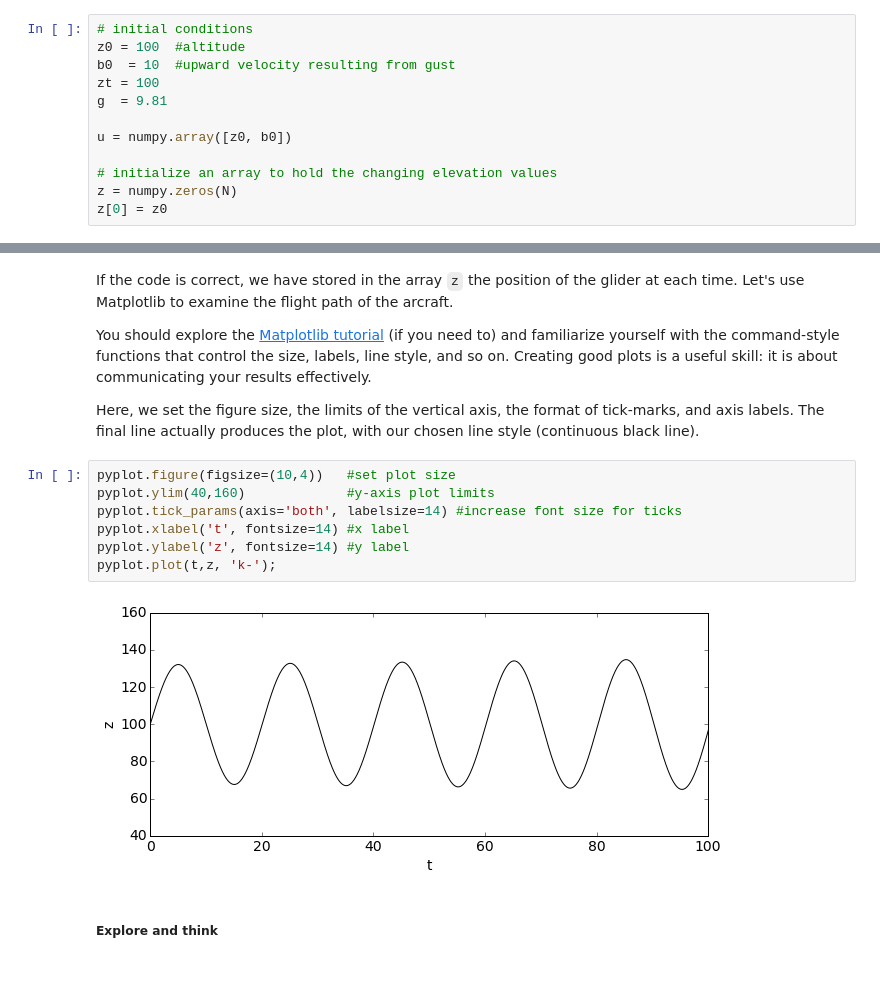
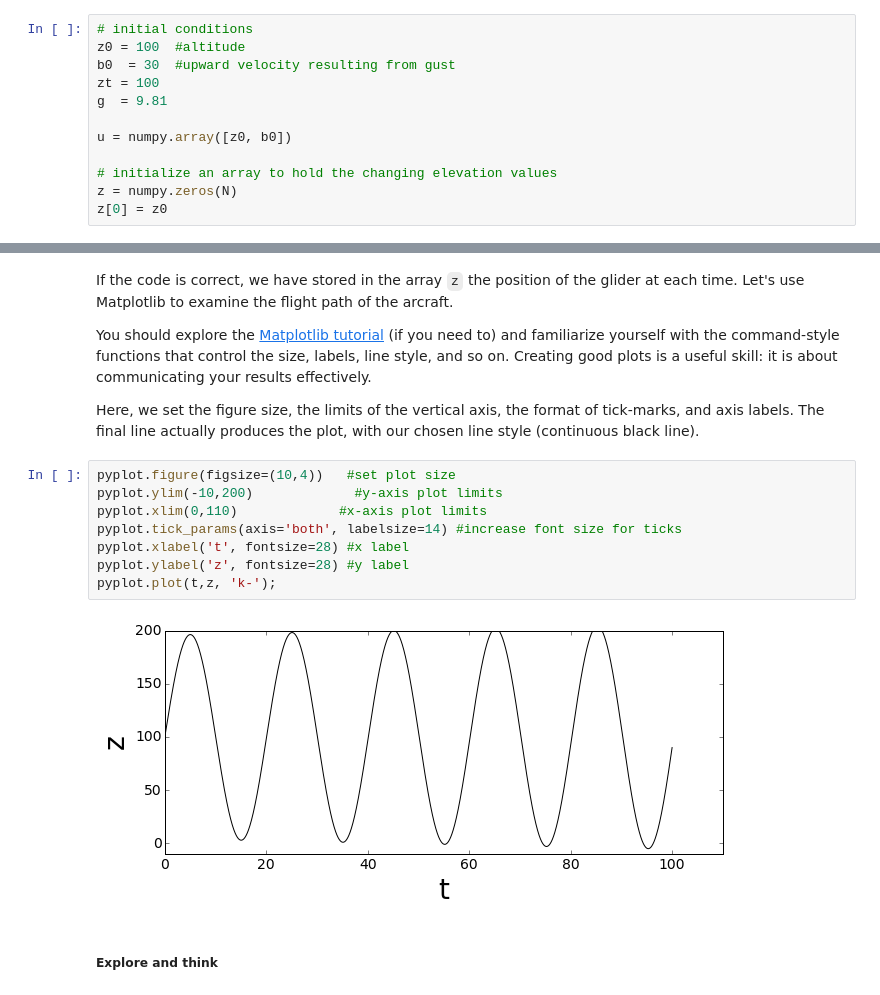
Before and after one commit to GloryManUn/numerical-mooc, a Jupyter notebook: working/01_phugoid/01_02_Phugoid_Oscillation.ipynb, the cells around one changed output, grey strips where cells are left out. Cells and saved outputs as stored; diff of their text form.

```diff
--- a/working/01_phugoid/01_02_Phugoid_Oscillation.ipynb
+++ b/working/01_phugoid/01_02_Phugoid_Oscillation.ipynb
@@ -152,7 +152,7 @@ To apply the numerical solution method, we need to set things up in code: define
 # %%
 # initial conditions
 z0 = 100  #altitude
-b0  = 10  #upward velocity resulting from gust
+b0  = 30  #upward velocity resulting from gust
 zt = 100
 g  = 9.81
 
@@ -188,13 +188,14 @@ You should explore the [Matplotlib tutorial](http://matplotlib.org/users/pyplot_
 Here, we set the figure size, the limits of the vertical axis, the format of tick-marks, and axis labels. The final line actually produces the plot, with our chosen line style (continuous black line).
 # %%
 pyplot.figure(figsize=(10,4))   #set plot size
-pyplot.ylim(40,160)             #y-axis plot limits
+pyplot.ylim(-10,200)             #y-axis plot limits
+pyplot.xlim(0,110)             #x-axis plot limits
 pyplot.tick_params(axis='both', labelsize=14) #increase font size for ticks
-pyplot.xlabel('t', fontsize=14) #x label
-pyplot.ylabel('z', fontsize=14) #y label
+pyplot.xlabel('t', fontsize=28) #x label
+pyplot.ylabel('z', fontsize=28) #y label
 pyplot.plot(t,z, 'k-');
 # %% [output]
-[figure, old version]
+[figure, new version]
 # %% [markdown]
 ##### Explore and think
 # %% [markdown]
```
Also changed, not shown: parts of 1 cell of this notebook.
